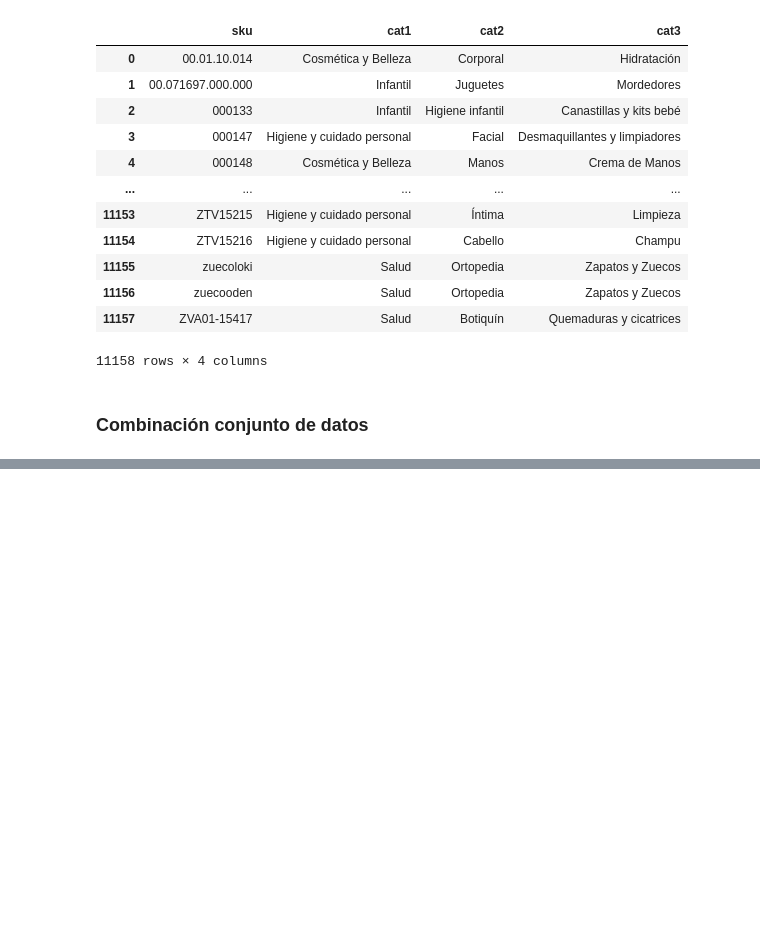
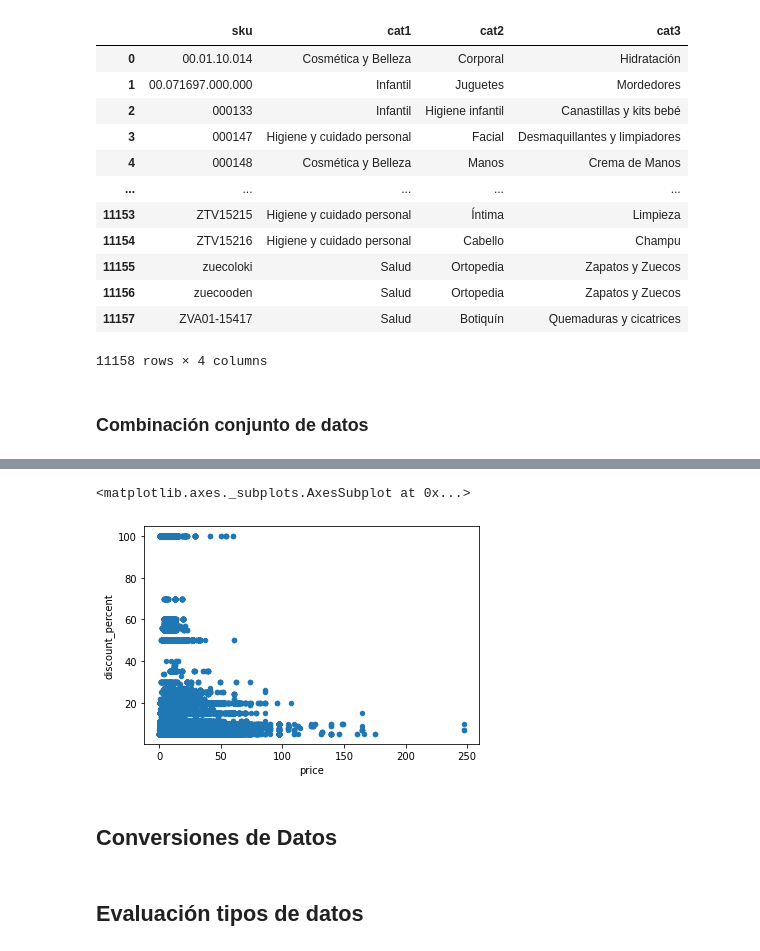
Before and after one commit to miguelalejo/UOC-Apotheikon, a Jupyter notebook: notebooks/UOC_Apotheikon_data_procesing.ipynb, the cells around one changed output, grey strips where cells are left out. Drawn from its saved outputs; the diff is of its cells as text; code cells hidden in the pictures; blank space fills up the shorter version.

```diff
--- a/notebooks/UOC_Apotheikon_data_procesing.ipynb
+++ b/notebooks/UOC_Apotheikon_data_procesing.ipynb
@@ -1057,0 +407,7 @@ df_final_tree_proveedor.to_json(orient='records')
+# %%
+data.plot(kind='scatter', x = 'price', y='discount_percent')
+# %% [output]
+<matplotlib.axes._subplots.AxesSubplot at 0x...>
+[figure, added]
+# %% [markdown]
+## Conversiones de Datos
@@ -1057,0 +425,2 @@ df_final_tree_proveedor.to_json(orient='records')
+# %% [markdown]
+## Evaluación tipos de datos
```
Also changed, not shown: parts of 105 cells of this notebook.
